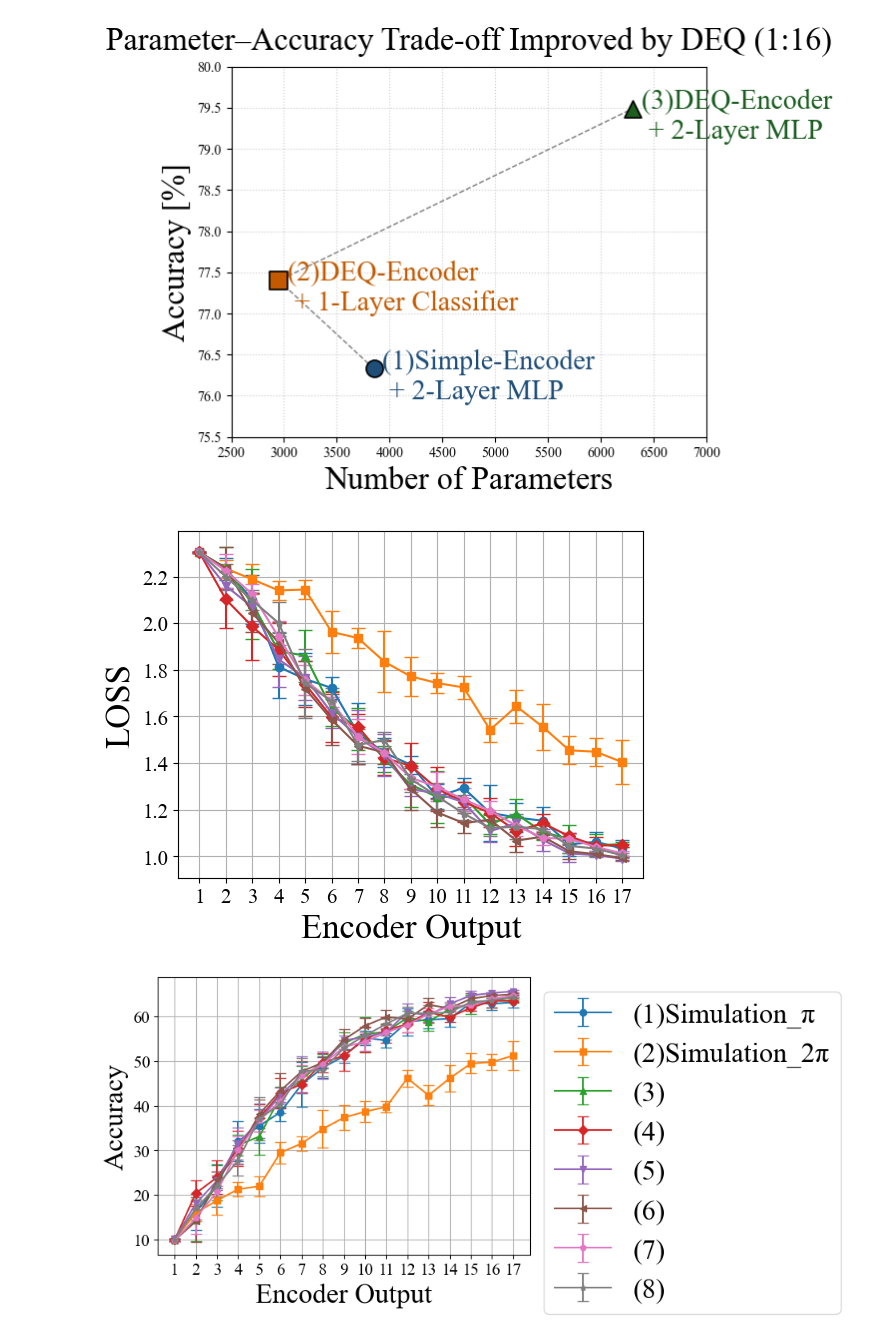
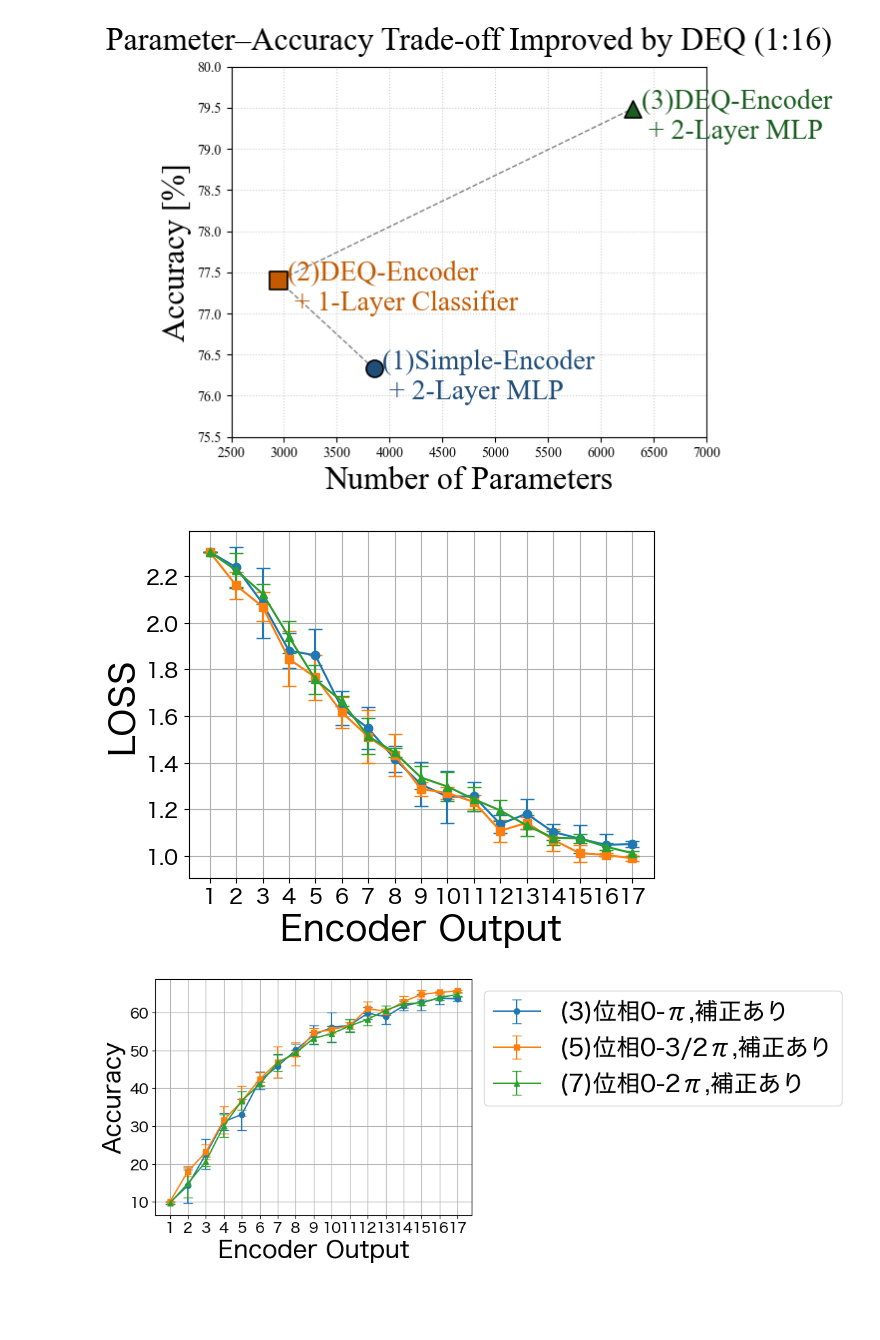
Before and after one commit to Ryuichi-K-create/PhotonicEncoder_public, a Jupyter notebook: Runner/evaluate_note/test_graph.ipynb, the cells around one changed output. Drawn from its saved outputs; the diff is of its cells as text; code cells hidden in the pictures; blank space fills up the shorter version.

```diff
--- a/Runner/evaluate_note/test_graph.ipynb
+++ b/Runner/evaluate_note/test_graph.ipynb
@@ -303,23 +303,23 @@ dataset = 'fashion-mnist'
 variable_param = 'compressed_dim'
 
 #-------------------------1stParameter--------------------------
-labels.append('(1)Simulation_π')
-enc_type = 'PM'
-cls_type = 'MLP'
-num_times = 5  # 試行回数
-experiment_name = 'fft_sim11171422_No0'
+# labels.append('(1)Simulation_π')
+# enc_type = 'PM'
+# cls_type = 'MLP'
+# num_times = 5  # 試行回数
+# experiment_name = 'fft_sim11171422_No0'
 
-file_pathes.append(os.path.join(onedrive_path,'PhotonicEncoder_data',dataset, variable_param + '_variable', enc_type, cls_type, experiment_name, 'Final_results.csv'))
-#-------------------------1stParameter--------------------------
-labels.append('(2)Simulation_2π')
-enc_type = 'PM'
-cls_type = 'MLP'
-num_times = 5  # 試行回数
-experiment_name = 'fft_sim11171855_No0'
+# file_pathes.append(os.path.join(onedrive_path,'PhotonicEncoder_data',dataset, variable_param + '_variable', enc_type, cls_type, experiment_name, 'Final_results.csv'))
+# #-------------------------1stParameter--------------------------
+# labels.append('(2)Simulation_2π')
+# enc_type = 'PM'
+# cls_type = 'MLP'
+# num_times = 5  # 試行回数
+# experiment_name = 'fft_sim11171855_No0'
 
-file_pathes.append(os.path.join(onedrive_path,'PhotonicEncoder_data',dataset, variable_param + '_variable', enc_type, cls_type, experiment_name, 'Final_results.csv'))
+# file_pathes.append(os.path.join(onedrive_path,'PhotonicEncoder_data',dataset, variable_param + '_variable', enc_type, cls_type, experiment_name, 'Final_results.csv'))
 #-------------------------2ndParameter--------------------------
-labels.append('(3)')
+labels.append('(3)位相0-π,補正あり')
 enc_type = 'none'
 cls_type = 'MLP'
 num_times = 5  # 試行回数
@@ -327,64 +327,64 @@ experiment_name = 'fft_phyz11170532_No0'
 
 file_pathes.append(os.path.join(onedrive_path,'PhotonicEncoder_data',dataset, variable_param + '_variable', enc_type, cls_type, experiment_name, 'Final_results.csv'))
 
-#-------------------------3rdParameter--------------------------
-labels.append('(4)')
-enc_type = 'none'
-cls_type = 'MLP'
-num_times = 5  # 試行回数
-experiment_name = 'fft_phyz11170532_No1'
+# #-------------------------3rdParameter--------------------------
+# labels.append('(4)位相0-π,補正なし')
+# enc_type = 'none'
+# cls_type = 'MLP'
+# num_times = 5  # 試行回数
+# experiment_name = 'fft_phyz11170532_No1'
 
-file_pathes.append(os.path.join(onedrive_path,'PhotonicEncoder_data',dataset, variable_param + '_variable', enc_type, cls_type, experiment_name, 'Final_results.csv'))
+# file_pathes.append(os.path.join(onedrive_path,'PhotonicEncoder_data',dataset, variable_param + '_variable', enc_type, cls_type, experiment_name, 'Final_results.csv'))
 #-------------------------4ndParameter--------------------------
-labels.append('(5)')
+labels.append('(5)位相0-3/2π,補正あり')
 enc_type = 'none'
 cls_type = 'MLP'
 num_times = 5  # 試行回数
 experiment_name = 'fft_phyz11170532_No2'
 
 file_pathes.append(os.path.join(onedrive_path,'PhotonicEncoder_data',dataset, variable_param + '_variable', enc_type, cls_type, experiment_name, 'Final_results.csv'))
-#-------------------------5ndParameter--------------------------
-labels.append('(6)')
-enc_type = 'none'
-cls_type = 'MLP'
-num_times = 5  # 試行回数
-experiment_name = 'fft_phyz11170532_No3'
+# #-------------------------5ndParameter--------------------------
+# labels.append('(6)位相0-3/2π,補正なし')
+# enc_type = 'none'
+# cls_type = 'MLP'
+# num_times = 5  # 試行回数
+# experiment_name = 'fft_phyz11170532_No3'
 
-file_pathes.append(os.path.join(onedrive_path,'PhotonicEncoder_data',dataset, variable_param + '_variable', enc_type, cls_type, experiment_name, 'Final_results.csv'))
-#-------------------------6ndParameter--------------------------
-labels.append('(7)')
+# file_pathes.append(os.path.join(onedrive_path,'PhotonicEncoder_data',dataset, variable_param + '_variable', enc_type, cls_type, experiment_name, 'Final_results.csv'))
+# #-------------------------6ndParameter--------------------------
+labels.append('(7)位相0-2π,補正あり')
 enc_type = 'none'
 cls_type = 'MLP'
 num_times = 5  # 試行回数
 experiment_name = 'fft_phyz11170532_No4'
 
 file_pathes.append(os.path.join(onedrive_path,'PhotonicEncoder_data',dataset, variable_param + '_variable', enc_type, cls_type, experiment_name, 'Final_results.csv'))
-#-------------------------7ndParameter--------------------------
-labels.append('(8)')
-enc_type = 'none'
-cls_type = 'MLP'
-num_times = 5  # 試行回数
-experiment_name = 'fft_phyz11170532_No5'
+# #-------------------------7ndParameter--------------------------
+# labels.append('(8)位相0-2π,補正なし')
+# enc_type = 'none'
+# cls_type = 'MLP'
+# num_times = 5  # 試行回数
+# experiment_name = 'fft_phyz11170532_No5'
 
-file_pathes.append(os.path.join(onedrive_path,'PhotonicEncoder_data',dataset, variable_param + '_variable', enc_type, cls_type, experiment_name, 'Final_results.csv'))
+# file_pathes.append(os.path.join(onedrive_path,'PhotonicEncoder_data',dataset, variable_param + '_variable', enc_type, cls_type, experiment_name, 'Final_results.csv'))
 # #---------------------------------------------------------------
 if variable_param == 'leverage':
     if dataset in ('mnist', 'fashion-mnist') :
         variable_values = [1,2,4,8,16]
         memory_lis =[2,4,8,16]
     elif dataset in ('cifar-10', 'cinic-10'):
         variable_values = [1,2,3,4,6,8,12,16,24,48]
         memory_lis =[1,2,10,20,30,40,50]
     elif dataset == 'covtype':
         variable_values = [1,2,3,6,9,18,27,54]
         memory_lis =[1,2,10,20,30,40,50,60]
     else:
         memory_lis = variable_value
 
 # variable_values = [1,2,4,8,16]
 memory_lis =[1,2,3,4,5,6,7,8,9,10,11,12,13,14,15,16,17]
 
 final_graph_maker(file_pathes,variable_param,variable_value,memory_lis,labels,Save=False, Show=True)
 # %% [output]
-[figure, old version]
+[figure, new version]
-[figure, old version]
+[figure, new version]
```
Also changed, not shown: 5 other files.
